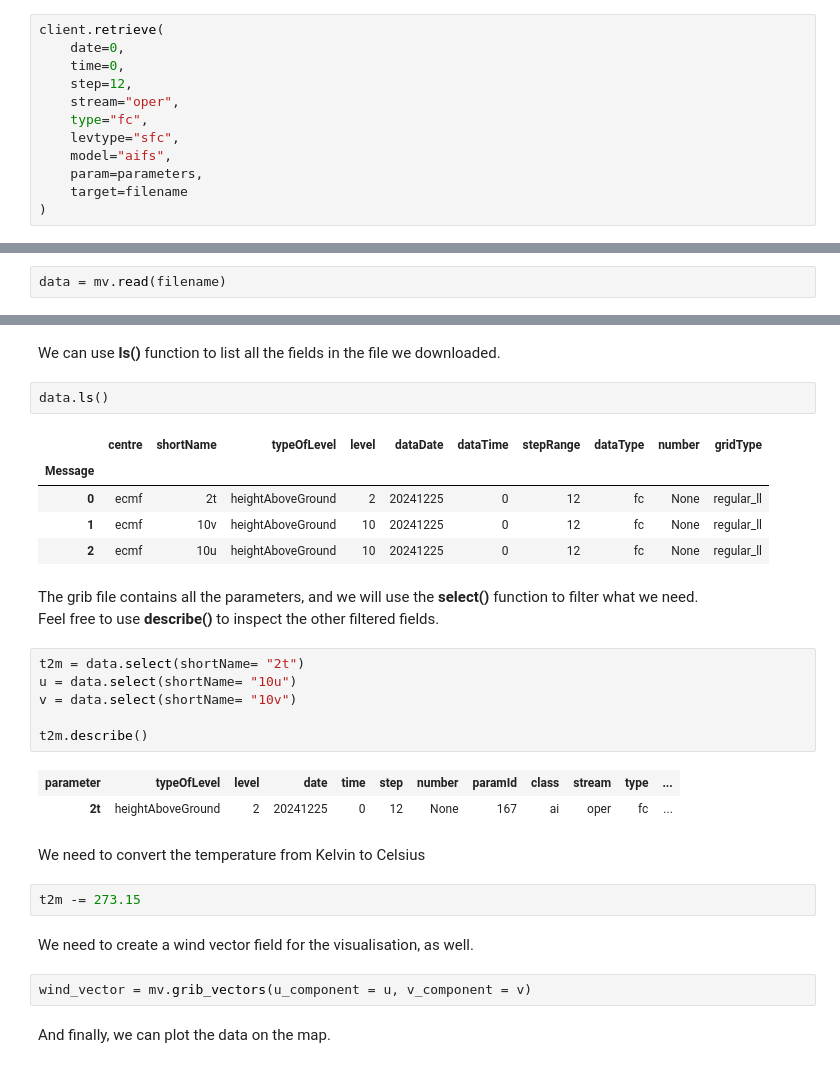
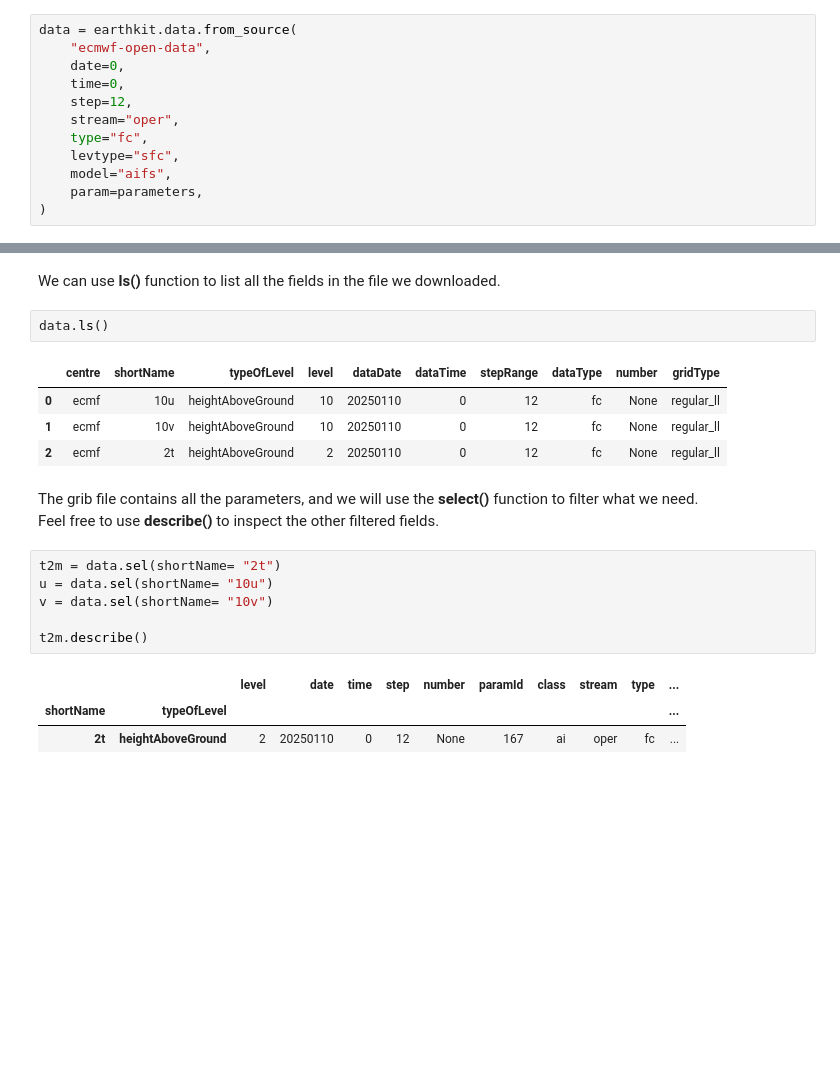
Before and after one commit to ecmwf/notebook-examples, a Jupyter notebook: opencharts_metview/aifs_medium-2t-wind.ipynb, the cells around one changed output, grey strips where cells are left out. Saved outputs shown, nothing was run; the diff lists cells and outputs as text; blank space fills up the shorter version.

```diff
--- a/opencharts_metview/aifs_medium-2t-wind.ipynb
+++ b/opencharts_metview/aifs_medium-2t-wind.ipynb
@@ -58,7 +56,8 @@ Setting date to 0 will download today's data.
 Removing date and time altogether from the request will download the latest data.
 Try commenting out date and time to download latest forecast!
 # %%
-client.retrieve(
+data = earthkit.data.from_source(
+    "ecmwf-open-data",
     date=0,
     time=0,
     step=12,
@@ -67,5 +66,4 @@ client.retrieve(
     levtype="sfc",
     model="aifs",
     param=parameters,
-    target=filename
 )
@@ -74,8 +70,6 @@ client.retrieve(
 # %% [markdown]
 ## Reading and processing the data
 Now we can use **ecmwf.data** to read the files.
-# %%
-data = mv.read(filename)
 # %% [markdown]
 The **describe()** function will give us the overview of the dataset.
 # %%
@@ -110,29 +103,19 @@ We can use **ls()** function to list all the fields in the file we downloaded.
 data.ls()
 # %% [output]
 |  | centre | shortName | typeOfLevel | level | dataDate | dataTime | stepRange | dataType | number | gridType |
-| Message |  |  |  |  |  |  |  |  |  |  |
-| 0 | ecmf | 2t | heightAboveGround | 2 | 20241225 | 0 | 12 | fc | None | regular_ll |
-| 1 | ecmf | 10v | heightAboveGround | 10 | 20241225 | 0 | 12 | fc | None | regular_ll |
-| 2 | ecmf | 10u | heightAboveGround | 10 | 20241225 | 0 | 12 | fc | None | regular_ll |
+| 0 | ecmf | 10u | heightAboveGround | 10 | 20250110 | 0 | 12 | fc | None | regular_ll |
+| 1 | ecmf | 10v | heightAboveGround | 10 | 20250110 | 0 | 12 | fc | None | regular_ll |
+| 2 | ecmf | 2t | heightAboveGround | 2 | 20250110 | 0 | 12 | fc | None | regular_ll |
 # %% [markdown]
 The grib file contains all the parameters, and we will use the **select()** function to filter what we need.
 Feel free to use **describe()** to inspect the other filtered fields.
 # %%
-t2m = data.select(shortName= "2t")
-u = data.select(shortName= "10u")
-v = data.select(shortName= "10v")
+t2m = data.sel(shortName= "2t")
+u = data.sel(shortName= "10u")
+v = data.sel(shortName= "10v")
 
 t2m.describe()
 # %% [output]
-| parameter | typeOfLevel | level | date | time | step | number | paramId | class | stream | type | ... |
-| 2t | heightAboveGround | 2 | 20241225 | 0 | 12 | None | 167 | ai | oper | fc | ... |
+|  |  | level | date | time | step | number | paramId | class | stream | type | ... |
+| shortName | typeOfLevel |  |  |  |  |  |  |  |  |  | ... |
+| 2t | heightAboveGround | 2 | 20250110 | 0 | 12 | None | 167 | ai | oper | fc | ... |
-# %% [markdown]
-We need to convert the temperature from Kelvin to Celsius
-# %%
-t2m -= 273.15
-# %% [markdown]
-We need to create a wind vector field for the visualisation, as well.
-# %%
-wind_vector = mv.grib_vectors(u_component = u, v_component = v)
-# %% [markdown]
-And finally, we can plot the data on the map.
```
Also changed, not shown: parts of 11 cells of this notebook.
